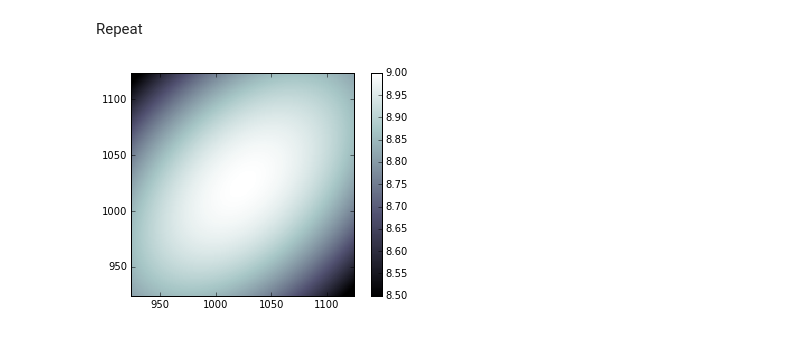
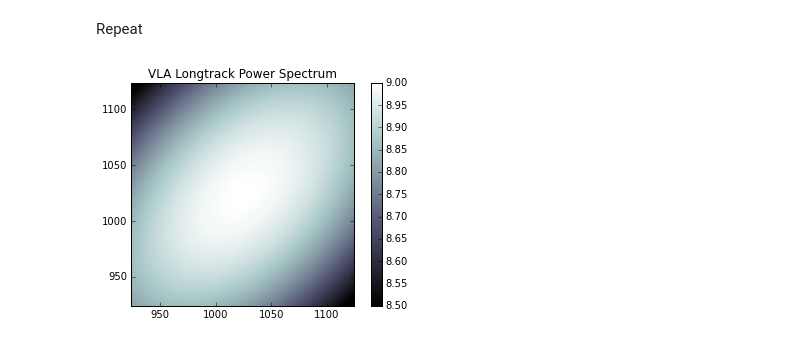
Before and after one commit to abostroem/phys266, a Jupyter notebook: hw6/HW6.ipynb, the cells around one changed output. Cells and saved outputs as stored; diff of their text form; code cells hidden in the pictures.

```diff
--- a/hw6/HW6.ipynb
+++ b/hw6/HW6.ipynb
@@ -88,11 +89,12 @@ ft_n_power_spec_shift = fftpack.fftshift(ft_n_power_spec)
 # %%
 ft_n_power_spec_shift = fftpack.fftshift(ft_n_power_spec, (0, 1))
 fig = pyplot.figure()
 ax = fig.add_subplot(1,1,1)
 im = ax.imshow(ft_n_power_spec_shift, vmin =8.5, vmax = 9,  cmap = 'bone', interpolation = 'nearest')
 ax.set_xlim(924, 1124)
 ax.set_ylim(924, 1124)
 fig.colorbar(mappable = im)
+ax.set_title('VLA Longtrack Power Spectrum')
 pyplot.savefig('vla_longtrack.png')
 # %% [output]
-[figure, old version]
+[figure, new version]
```
Also changed, not shown: parts of 1 cell of this notebook.
